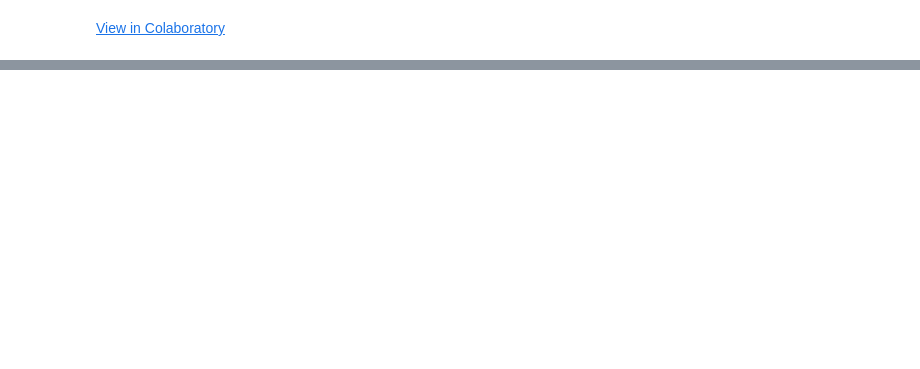
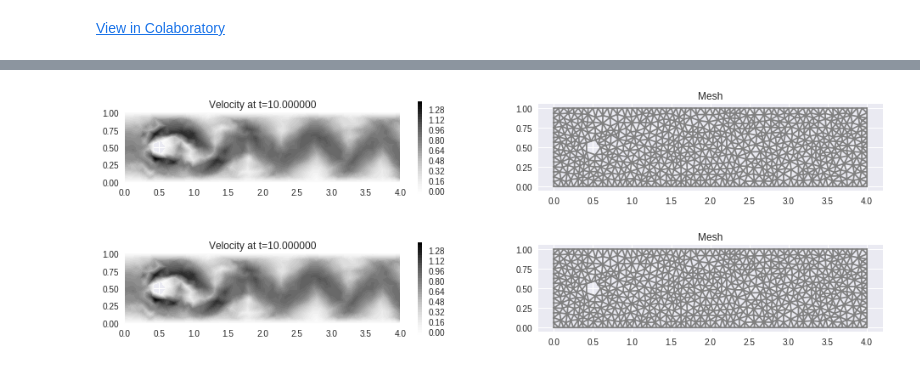
Before and after one commit to johanjan/MOOC-HPFEM-source, a Jupyter notebook: MOOC_HPFEM_Fluid_2018_1.ipynb, the cells around one changed output, grey strips where cells are left out. Drawn from its saved outputs; the diff is of its cells as text; code cells hidden in the pictures; blank space fills up the shorter version.

Commit message:
Clean up layout and plotting.

```diff
--- a/MOOC_HPFEM_Fluid_2018_1.ipynb
+++ b/MOOC_HPFEM_Fluid_2018_1.ipynb
@@ -103,0 +62,30 @@ elapsed CPU time:  41.59455500000001
+# %%
+# Copyright (c) 2017-2018 Johan Jansson, Cem Degirmenci and David Kamensky
+XMIN = 0.; XMAX = 4; YMIN = 0; YMAX = 1.; G = [XMIN, XMAX, YMIN, YMAX]; eps = 1e-5; mresolution=30 # Geometry and mesh
+mesh = generate_mesh(Rectangle(Point(G[0], G[2]), Point(G[1], G[3])) - Circle(Point(.5, .5), .1), mresolution)
+
+VE = VectorElement("CG", mesh.ufl_cell(), 1); QE = FiniteElement("CG", mesh.ufl_cell(), 1); h = CellDiameter(mesh); # FEM functions
+WE = VE * QE; W = FunctionSpace(mesh, WE); V = FunctionSpace(mesh, VE); Q = FunctionSpace(mesh, QE) # Make a mixed space
+(v, q) = TestFunctions(W); w = Function(W); (u, p) = (as_vector((w[0], w[1])), w[2]); u0 = Function(V)
+
+uin = Expression(("4*(x[1]*(YMAX-x[1]))/(YMAX*YMAX)", "0."), YMAX=YMAX, element = V.ufl_element()) # Inflow velocity
+om = Expression("x[0] > XMAX - eps ? 1. : 0.", XMAX=XMAX, eps=eps, element = Q.ufl_element()) # Mark regions for boundary conditions
+im = Expression("x[0] < XMIN + eps ? 1. : 0.", XMIN=XMIN, eps=eps, element = Q.ufl_element())
+nm = Expression("x[0] > XMIN + eps && x[0] < XMAX - eps ? 1. : 0.", XMIN=XMIN, XMAX=XMAX, eps=eps, element = Q.ufl_element())
+
+k = 0.1; nu = 1e-6; d = .2*h**(3./2.) # Timestep, viscosity and stabilization parameters
+t, T = 0., 10.; gamma = 10*1./h # Time interval and penalty parameter
+pl, ax = plt.subplots(); stepcounter = 0; timer0 = time.clock(); display(pl); clear_output();
+
+theta = 0.5 # 0.5 - Midpoint rule, 1.0 - Implicit Euler, 0.0 - Explicit Euler
+while t < T: # Time-stepping loop
+    um = theta*u + (1.0-theta)*u0 # Weak residual of stabilized FEM for Navier-Stokes eq.
+    r = ((inner((u - u0)/k + grad(p) + grad(um)*um, v) + nu*inner(grad(um), grad(v)) + div(um)*q)*dx +
+        gamma*(om*p*q + im*inner(u - uin, v) + nm*inner(u, v))*ds + # Weak boundary conditions
+        d*(inner(grad(p) + grad(um)*um, grad(q) + grad(um)*v) + inner(div(um), div(v)))*dx) # Stabilization
+    solve(r==0, w)  # Solve the Navier-Stokes PDE (one timestep)
+    plot_compact(u, t, stepcounter, Q) # Plot all quantities (see implementation above)
+    t += k; stepcounter += 1; u0 = project(u, V); # Shift to next timestep
+# %% [output]
+[figure, added]
+[figure, added]
```
Also changed, not shown: parts of 5 cells of this notebook.
